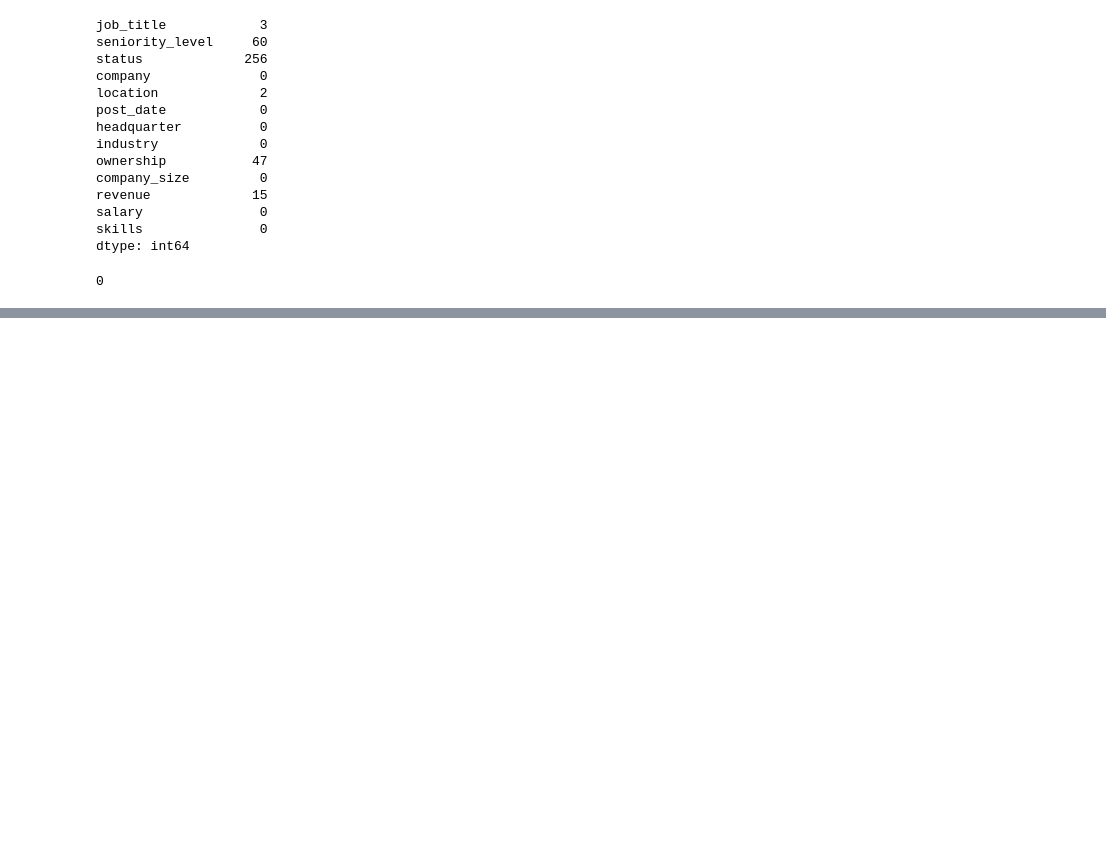
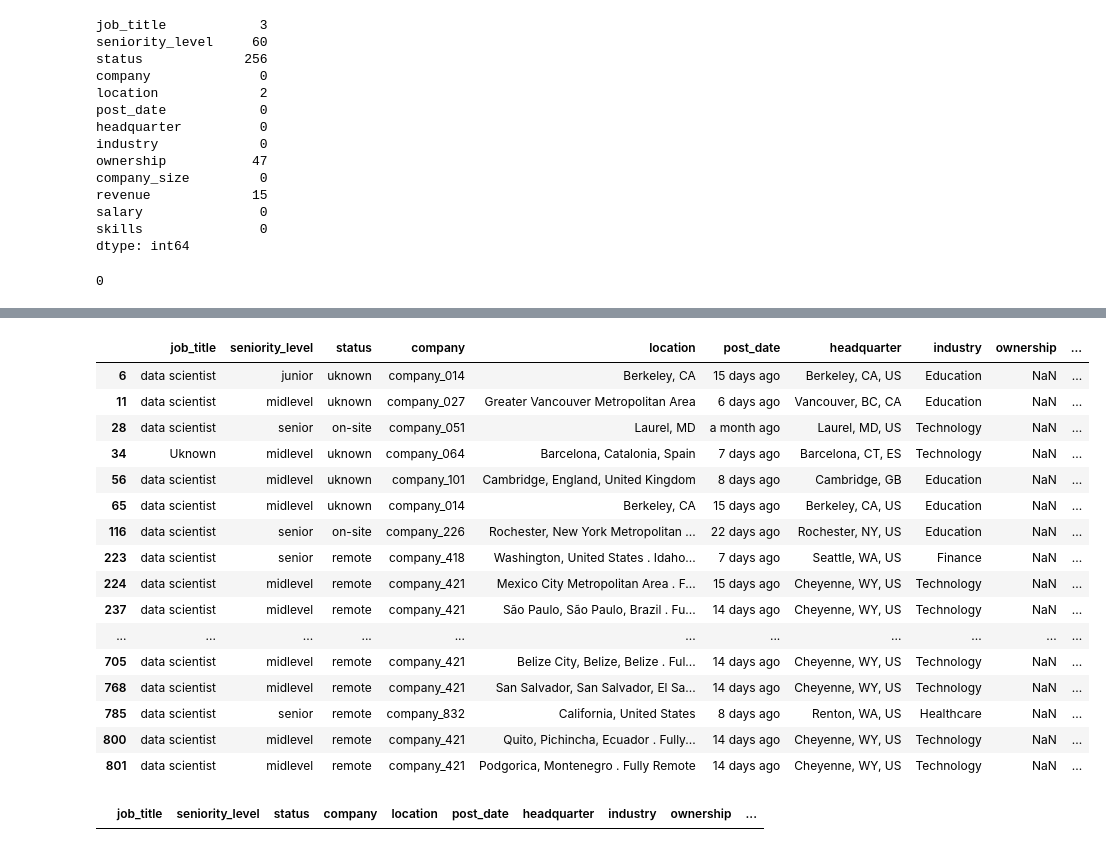
Before and after one commit to Lenmbugua/Analytics-Practice-Datasets, a Jupyter notebook: Data science Jobs.ipynb, the cells around one changed output, grey strips where cells are left out. Cells and saved outputs as stored; diff of their text form; code cells hidden in the pictures; blank space fills up the shorter version.

```diff
--- a/Data science Jobs.ipynb
+++ b/Data science Jobs.ipynb
@@ -77,0 +114,3 @@ df.duplicated().sum()
+# %%
+#Fill the job title column
+df['job_title'].fillna('Uknown', inplace=True)
@@ -77,0 +122,3 @@ df.duplicated().sum()
+# %%
+#Fill the nulls in seniority level
+df['seniority_level'].fillna('Uknown', inplace=True)
@@ -77,0 +146,2 @@ df.duplicated().sum()
+# %%
+df['status'].fillna("uknown", inplace=True)
@@ -77,0 +158,2 @@ df.duplicated().sum()
+# %%
+df['location'].fillna('uknown', inplace=True)
@@ -77,0 +179,20 @@ df.duplicated().sum()
+# %%
+df[df['ownership'].isnull()]
+# %% [output]
+|  | job_title | seniority_level | status | company | location | post_date | headquarter | industry | ownership | ... |
+| 6 | data scientist | junior | uknown | company_014 | Berkeley, CA | 15 days ago | Berkeley, CA, US | Education | NaN | ... |
+| 11 | data scientist | midlevel | uknown | company_027 | Greater Vancouver Metropolitan Area | 6 days ago | Vancouver, BC, CA | Education | NaN | ... |
+| 28 | data scientist | senior | on-site | company_051 | Laurel, MD | a month ago | Laurel, MD, US | Technology | NaN | ... |
+| 34 | Uknown | midlevel | uknown | company_064 | Barcelona, Catalonia, Spain | 7 days ago | Barcelona, CT, ES | Technology | NaN | ... |
+| 56 | data scientist | midlevel | uknown | company_101 | Cambridge, England, United Kingdom | 8 days ago | Cambridge, GB | Education | NaN | ... |
+| 65 | data scientist | midlevel | uknown | company_014 | Berkeley, CA | 15 days ago | Berkeley, CA, US | Education | NaN | ... |
+| 116 | data scientist | senior | on-site | company_226 | Rochester, New York Metropolitan ... | 22 days ago | Rochester, NY, US | Education | NaN | ... |
+| 223 | data scientist | senior | remote | company_418 | Washington, United States . Idaho... | 7 days ago | Seattle, WA, US | Finance | NaN | ... |
+| 224 | data scientist | midlevel | remote | company_421 | Mexico City Metropolitan Area . F... | 15 days ago | Cheyenne, WY, US | Technology | NaN | ... |
+| 237 | data scientist | midlevel | remote | company_421 | São Paulo, São Paulo, Brazil . Fu... | 14 days ago | Cheyenne, WY, US | Technology | NaN | ... |
+| ... | ... | ... | ... | ... | ... | ... | ... | ... | ... | ... |
+| 705 | data scientist | midlevel | remote | company_421 | Belize City, Belize, Belize . Ful... | 14 days ago | Cheyenne, WY, US | Technology | NaN | ... |
+| 768 | data scientist | midlevel | remote | company_421 | San Salvador, San Salvador, El Sa... | 14 days ago | Cheyenne, WY, US | Technology | NaN | ... |
+| 785 | data scientist | senior | remote | company_832 | California, United States | 8 days ago | Renton, WA, US | Healthcare | NaN | ... |
+| 800 | data scientist | midlevel | remote | company_421 | Quito, Pichincha, Ecuador . Fully... | 14 days ago | Cheyenne, WY, US | Technology | NaN | ... |
+| 801 | data scientist | midlevel | remote | company_421 | Podgorica, Montenegro . Fully Remote | 14 days ago | Cheyenne, WY, US | Technology | NaN | ... |
@@ -77,0 +201,4 @@ df.duplicated().sum()
+# %%
+df[df['ownership'].isnull()]
+# %% [output]
+|  | job_title | seniority_level | status | company | location | post_date | headquarter | industry | ownership | ... |
```
Also changed, not shown: parts of 14 cells of this notebook.
